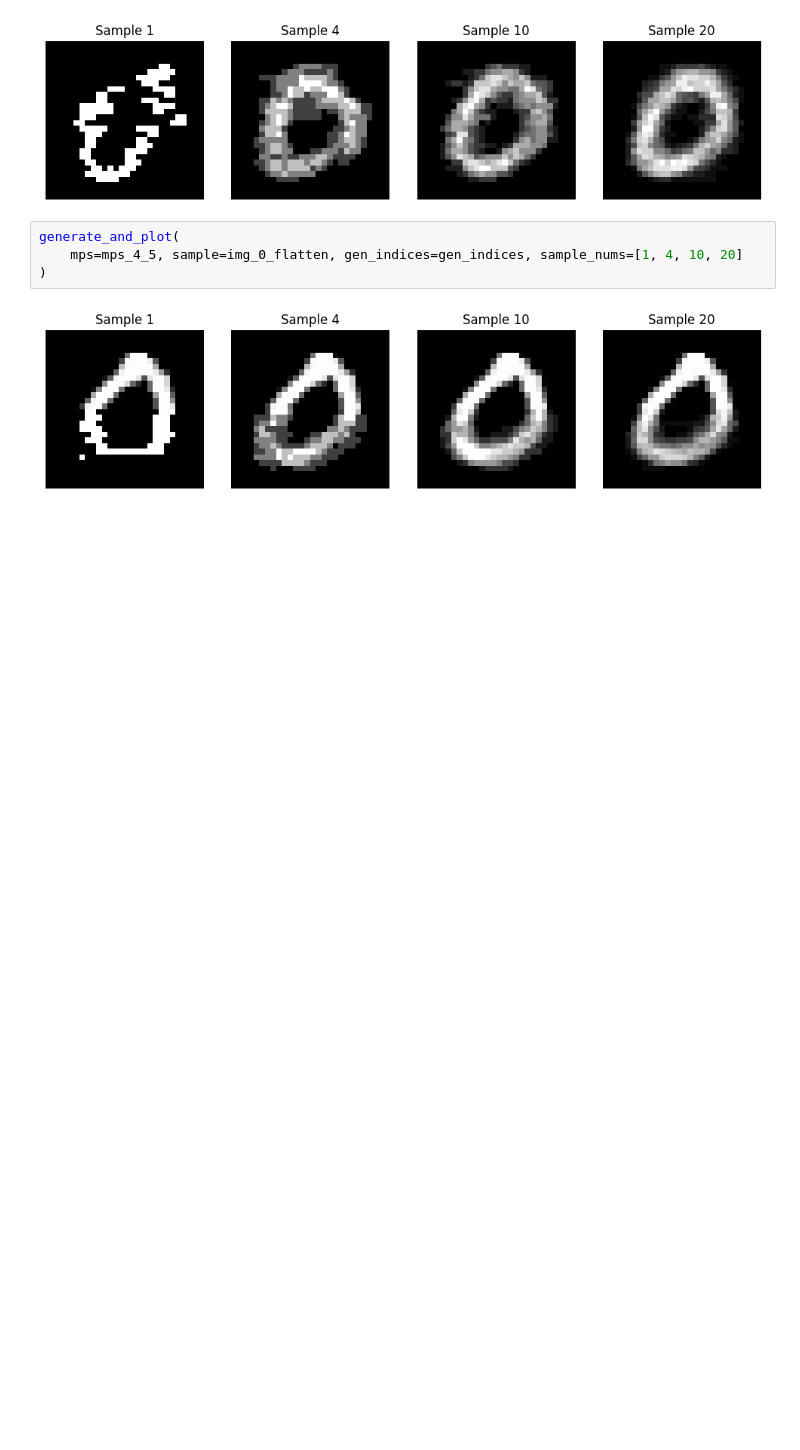
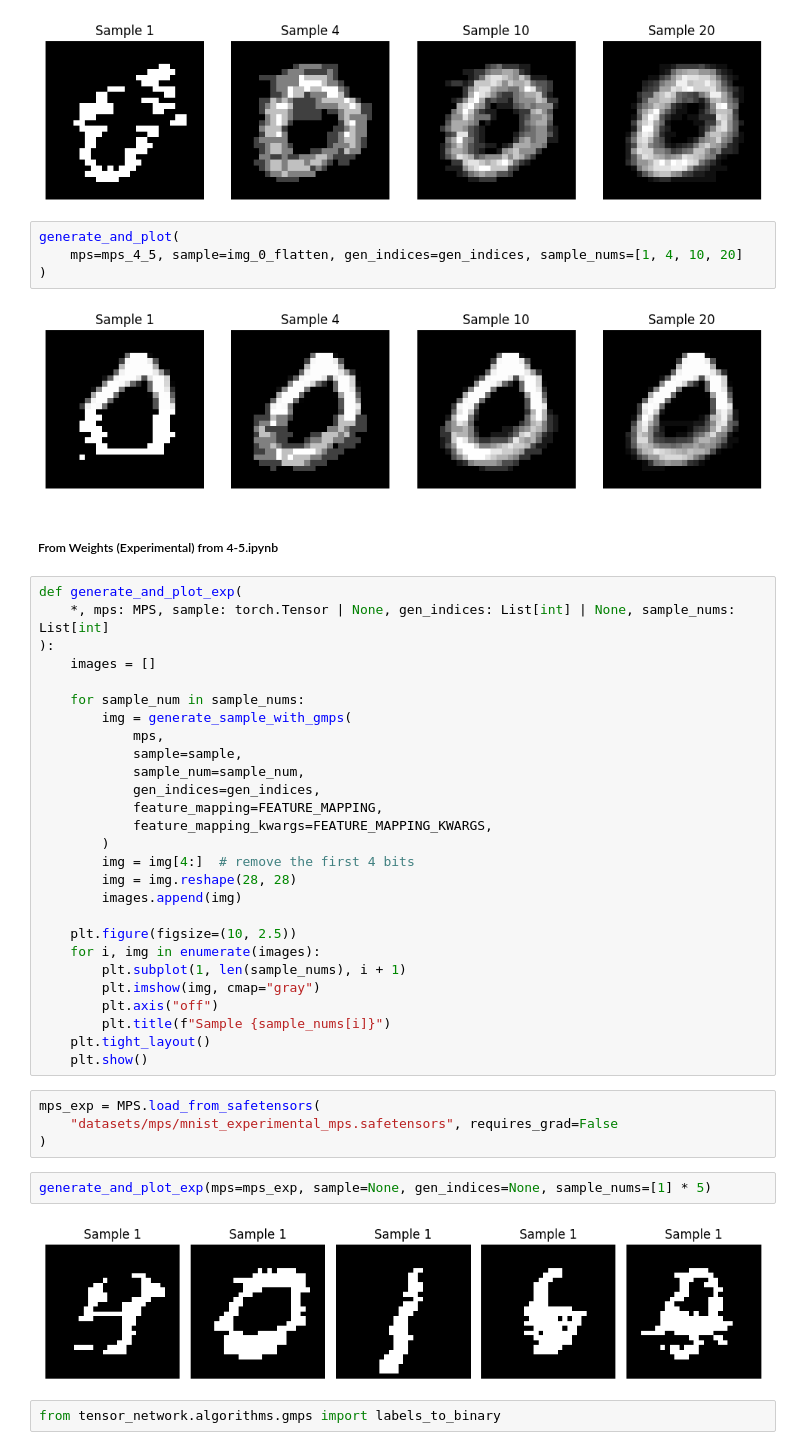
Before and after one commit to ifsheldon/tensor-network-notes, a Jupyter notebook: 4-6.ipynb, the cells around one changed output. Cells and saved outputs as stored; diff of their text form; blank space fills up the shorter version.

Commit message:
add experiment code

```diff
--- a/4-6.ipynb
+++ b/4-6.ipynb
@@ -401,3 +401,42 @@ generate_and_plot(
 )
 # %% [output]
 [figure]
+# %% [markdown]
+##### From Weights (Experimental) from 4-5.ipynb
+# %%
+def generate_and_plot_exp(
+    *, mps: MPS, sample: torch.Tensor | None, gen_indices: List[int] | None, sample_nums: List[int]
+):
+    images = []
+
+    for sample_num in sample_nums:
+        img = generate_sample_with_gmps(
+            mps,
+            sample=sample,
+            sample_num=sample_num,
+            gen_indices=gen_indices,
+            feature_mapping=FEATURE_MAPPING,
+            feature_mapping_kwargs=FEATURE_MAPPING_KWARGS,
+        )
+        img = img[4:]  # remove the first 4 bits
+        img = img.reshape(28, 28)
+        images.append(img)
+
+    plt.figure(figsize=(10, 2.5))
+    for i, img in enumerate(images):
+        plt.subplot(1, len(sample_nums), i + 1)
+        plt.imshow(img, cmap="gray")
+        plt.axis("off")
+        plt.title(f"Sample {sample_nums[i]}")
+    plt.tight_layout()
+    plt.show()
+# %%
+mps_exp = MPS.load_from_safetensors(
+    "datasets/mps/mnist_experimental_mps.safetensors", requires_grad=False
+)
+# %%
+generate_and_plot_exp(mps=mps_exp, sample=None, gen_indices=None, sample_nums=[1] * 5)
+# %% [output]
+[figure, added]
+# %%
+from tensor_network.algorithms.gmps import labels_to_binary
```
Also changed, not shown: parts of 2 cells of this notebook, 1 other file.
